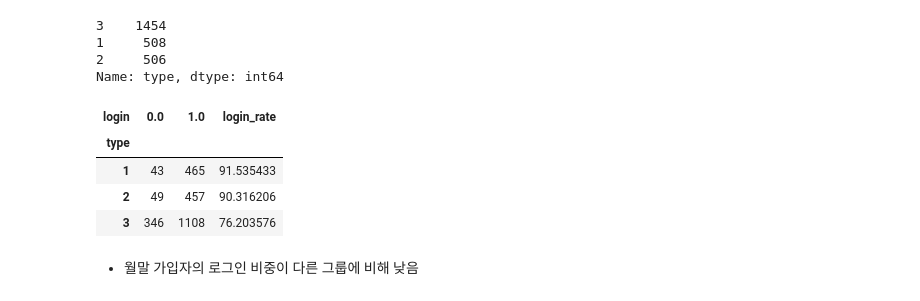
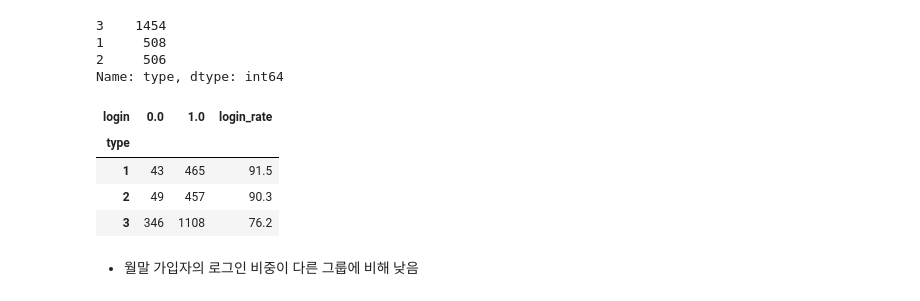
Before and after one commit to soojeong-DA/SideProject, a Jupyter notebook: 유저 행동 분석 및 시각화/Dacon_유저 행동 분석.ipynb, the cells around one changed output. Cells and saved outputs as stored; diff of their text form; code cells hidden in the pictures.

```diff
--- a/유저 행동 분석 및 시각화/Dacon_유저 행동 분석.ipynb
+++ b/유저 행동 분석 및 시각화/Dacon_유저 행동 분석.ipynb
@@ -1934,14 +1934,14 @@ Name: type, dtype: int64
 # %%
 # type별 login/비login 비중
 tmp = info_12.groupby(['type','login'])['id'].count().unstack()
-tmp['login_rate'] = tmp[1] / (tmp[0]+tmp[1]) * 100
-tmp.style.background_gradient(cmap='coolwarm')
+tmp['login_rate'] = round(tmp[1] / (tmp[0]+tmp[1]) * 100, 2)
+tmp.style.background_gradient(cmap='coolwarm').format({'login_rate':'{:.1f}'})   # grey?
 # %% [output]
 | login | 0.0 | 1.0 | login_rate |
 | type |  |  |  |
-| 1 | 43 | 465 | 91.535433 |
-| 2 | 49 | 457 | 90.316206 |
-| 3 | 346 | 1108 | 76.203576 |
+| 1 | 43 | 465 | 91.5 |
+| 2 | 49 | 457 | 90.3 |
+| 3 | 346 | 1108 | 76.2 |
 # %% [markdown]
 - 월말 가입자의 로그인 비중이 다른 그룹에 비해 낮음
 # %%
```
Also changed, not shown: parts of 3 cells of this notebook, 2 other files.
